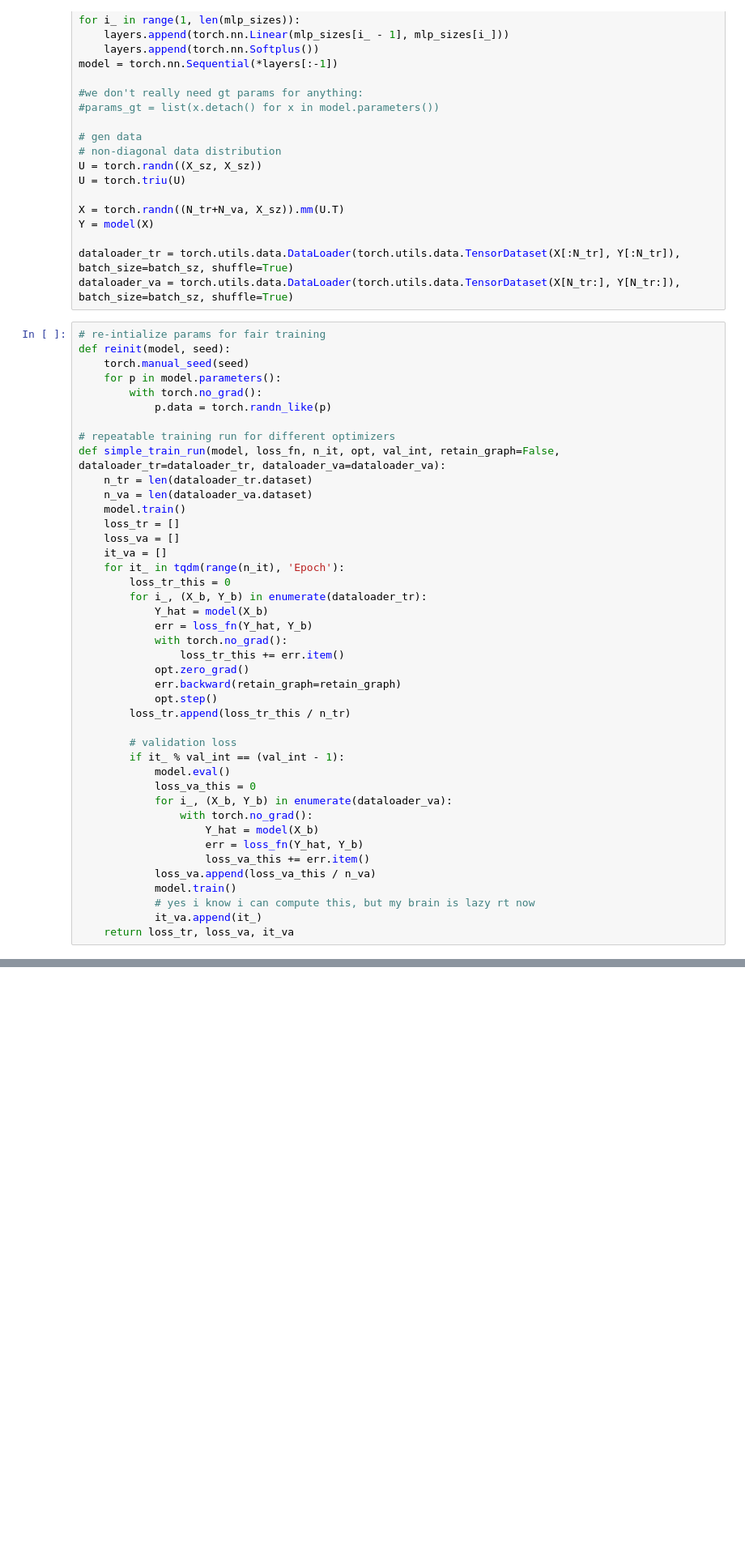
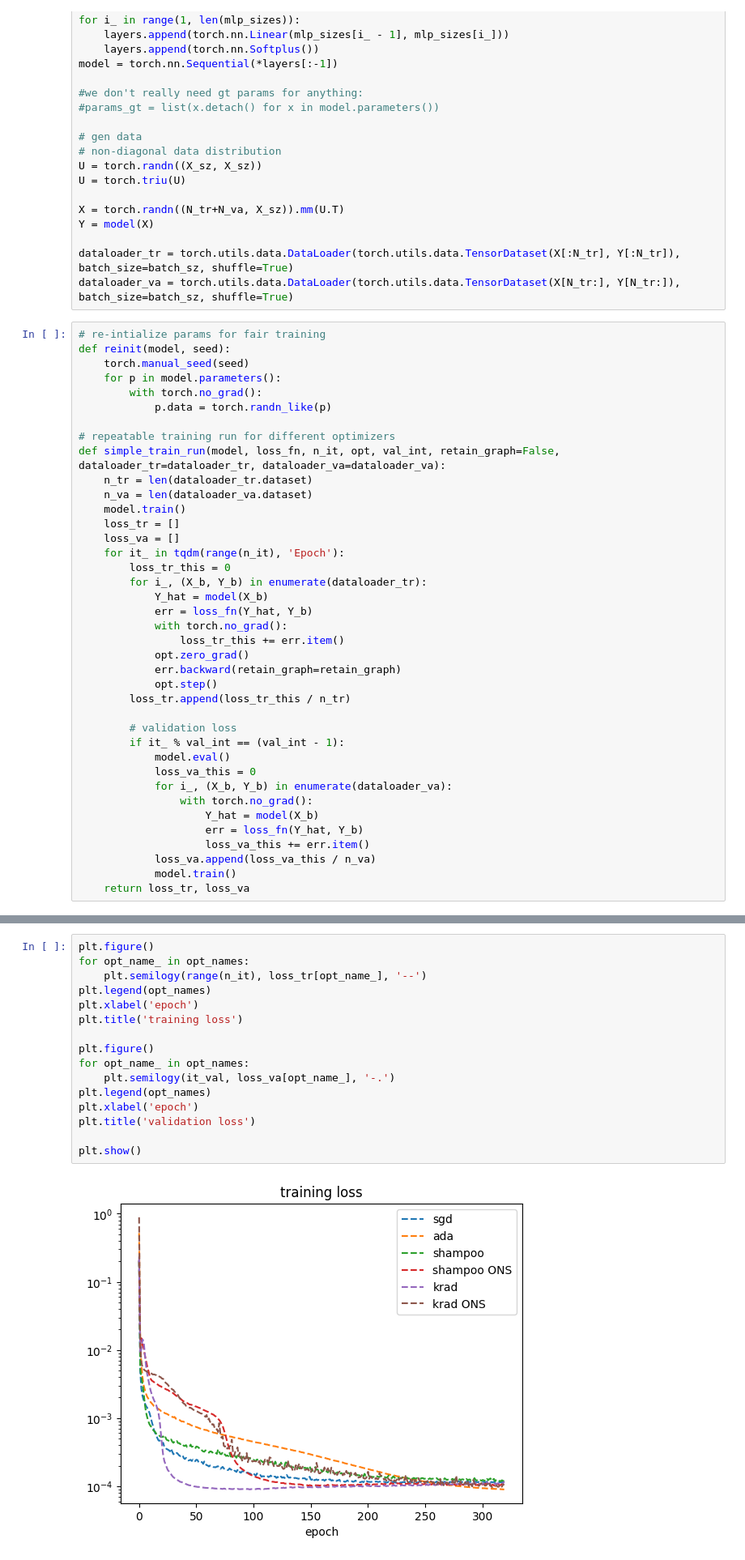
Before and after one commit to jonathanmei/kradagrad, a Jupyter notebook: kradagrad/experiments/quick_mlp.ipynb, the cells around one changed output, grey strips where cells are left out. Shown at 81% size. Drawn from its saved outputs; the diff is of its cells as text; blank space fills up the shorter version.

```diff
--- a/kradagrad/experiments/quick_mlp.ipynb
+++ b/kradagrad/experiments/quick_mlp.ipynb
@@ -71,7 +72,6 @@ def simple_train_run(model, loss_fn, n_it, opt, val_int, retain_graph=False, dat
     model.train()
     loss_tr = []
     loss_va = []
-    it_va = []
     for it_ in tqdm(range(n_it), 'Epoch'):
         loss_tr_this = 0
         for i_, (X_b, Y_b) in enumerate(dataloader_tr):
@@ -95,6 +95,4 @@ def simple_train_run(model, loss_fn, n_it, opt, val_int, retain_graph=False, dat
                     loss_va_this += err.item()
             loss_va.append(loss_va_this / n_va)
             model.train()
-            # yes i know i can compute this, but my brain is lazy rt now
-            it_va.append(it_)
-    return loss_tr, loss_va, it_va
+    return loss_tr, loss_va
@@ -165,0 +143,18 @@ plt.show()
+# %%
+plt.figure()
+for opt_name_ in opt_names:
+    plt.semilogy(range(n_it), loss_tr[opt_name_], '--')
+plt.legend(opt_names)
+plt.xlabel('epoch')
+plt.title('training loss')
+
+plt.figure()
+for opt_name_ in opt_names:
+    plt.semilogy(it_val, loss_va[opt_name_], '-.')
+plt.legend(opt_names)
+plt.xlabel('epoch')
+plt.title('validation loss')
+
+plt.show()
+# %% [output]
+[figure, added]
```
Also changed, not shown: parts of 9 cells of this notebook, 4 other files.
